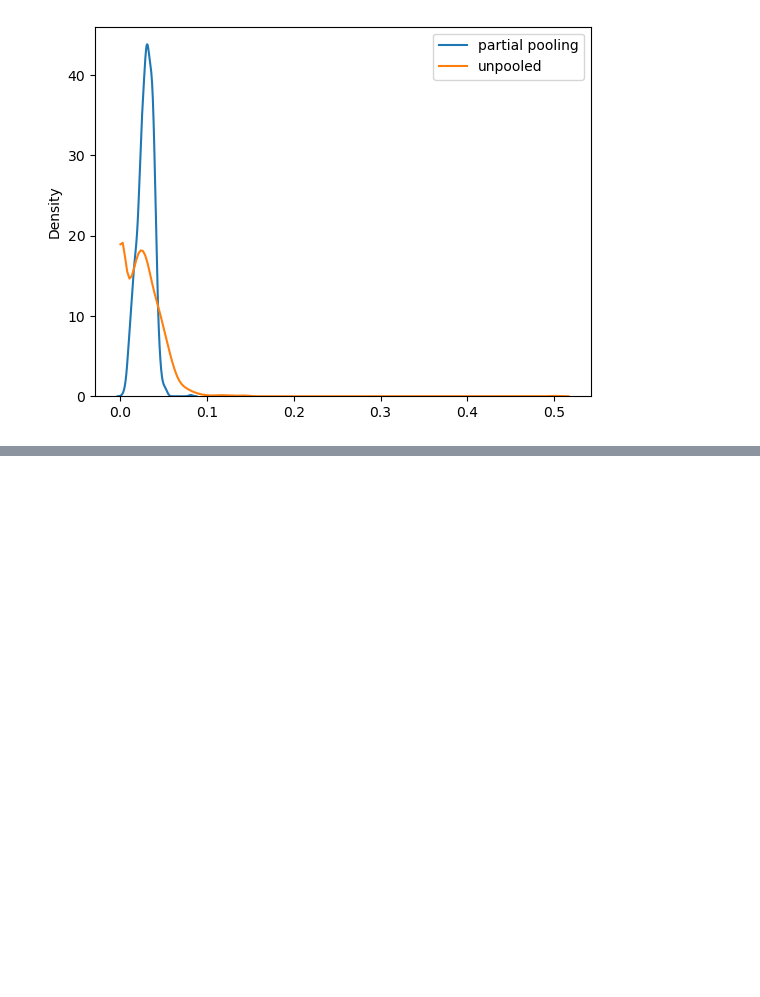
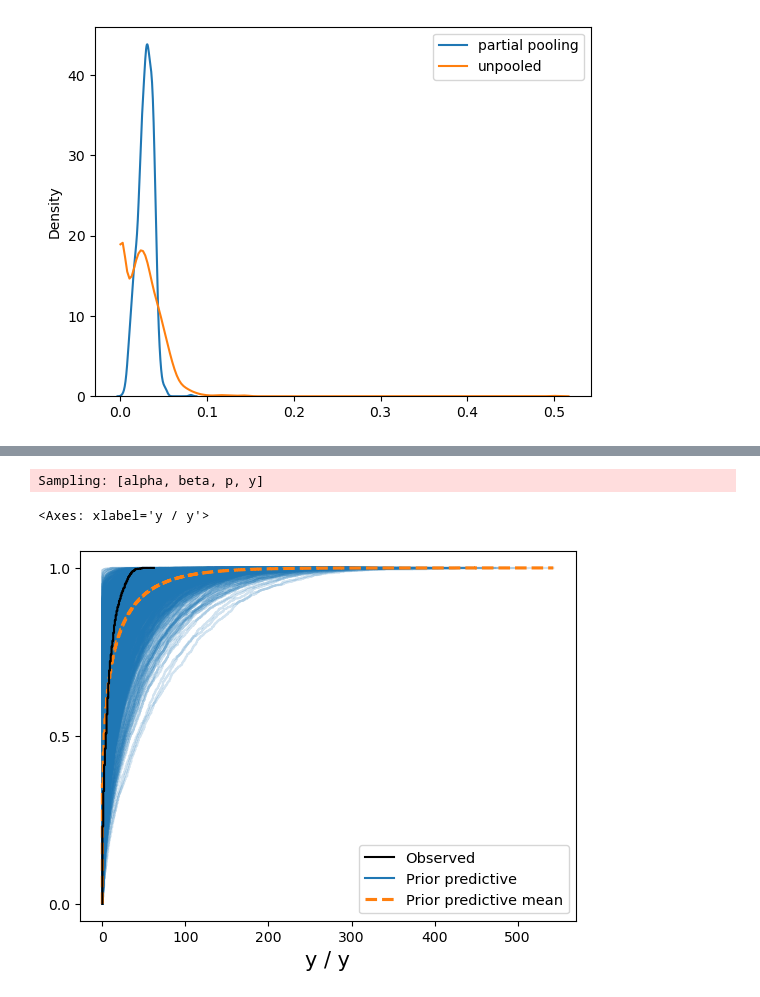
Before and after one commit to HyunsuLee/Bayes_programming_exercise, a Jupyter notebook: PyMC3tutorial/Developing Hierarchical Models.ipynb, the cells around one changed output, grey strips where cells are left out. Cells and saved outputs as stored; diff of their text form; code cells hidden in the pictures; blank space fills up the shorter version.

Commit message:
Team, position covariate Multilevel model

```diff
--- a/PyMC3tutorial/Developing Hierarchical Models.ipynb
+++ b/PyMC3tutorial/Developing Hierarchical Models.ipynb
@@ -439,0 +451,22 @@ plt.legend()
+# %%
+batter_idx, batters = fitting_subset.batter_name.factorize()
+
+coords = {"batter": batters}
+# %%
+with pm.Model(coords=coords) as beta_partial_pooling_model:
+
+    alpha_params = pm.find_constrained_prior(
+        pm.Gamma,
+        lower=0.05,
+        upper=2,
+        init_guess={"alpha": 2, "beta": 1},
+    )
+    alpha = pm.Gamma("alpha", **alpha_params)
+
+    beta_params = pm.find_constrained_prior(
+        pm.Gamma,
+        lower=8,
+        upper=12,
+        init_guess={"alpha": 10, "beta": 1},
+    )
+    beta = pm.Gamma("beta", **beta_params)
@@ -439,0 +491,10 @@ plt.legend()
+# %%
+# prior predictive sample check
+with beta_partial_pooling_model:
+    beta_partial_pooling_trace = pm.sample_prior_predictive(1000)
+
+az.plot_ppc(beta_partial_pooling_trace, group="prior", kind="cumulative")
+# %% [output]
+Sampling: [alpha, beta, p, y]
+<Axes: xlabel='y / y'>
+[figure, added]
```
Also changed, not shown: parts of 32 cells of this notebook.
